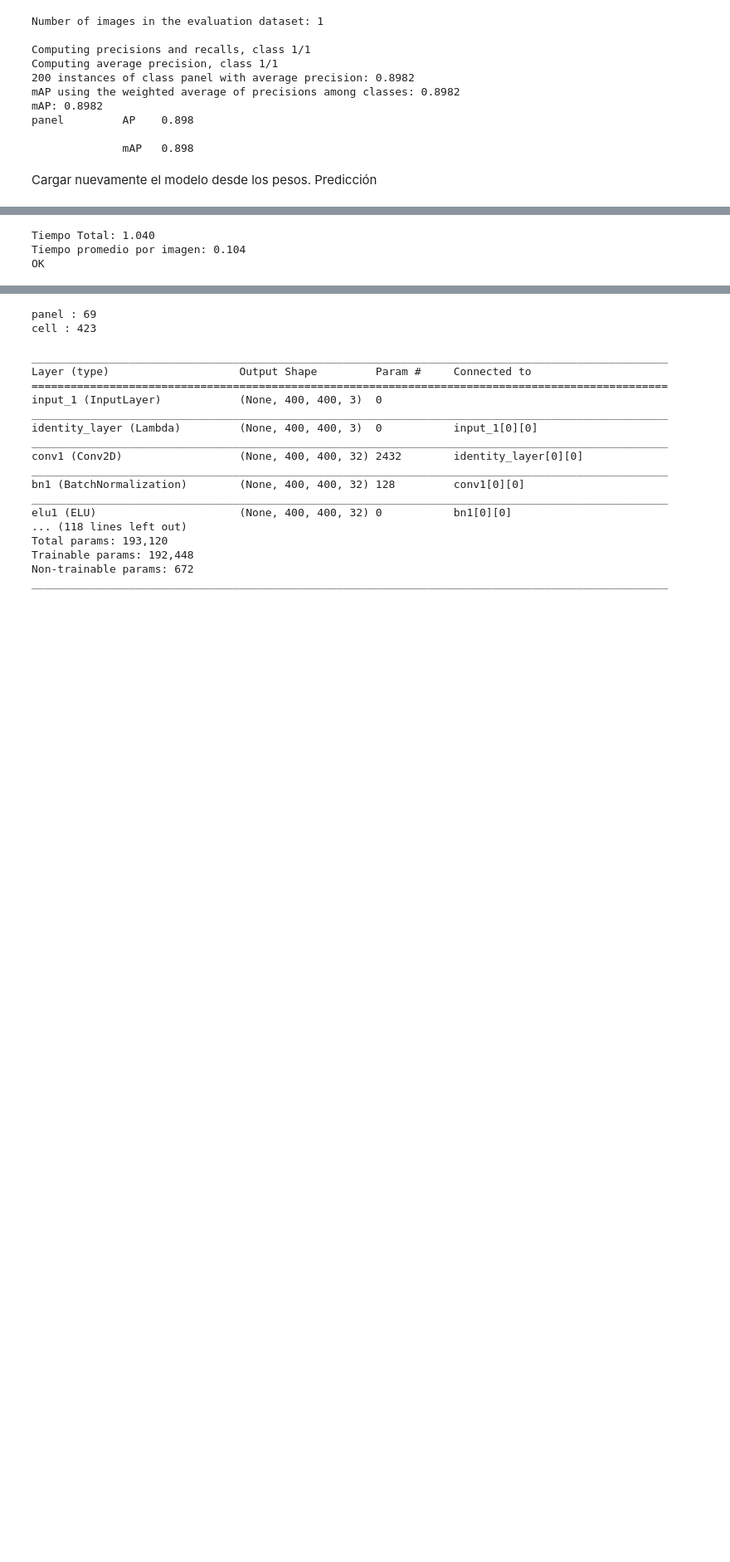
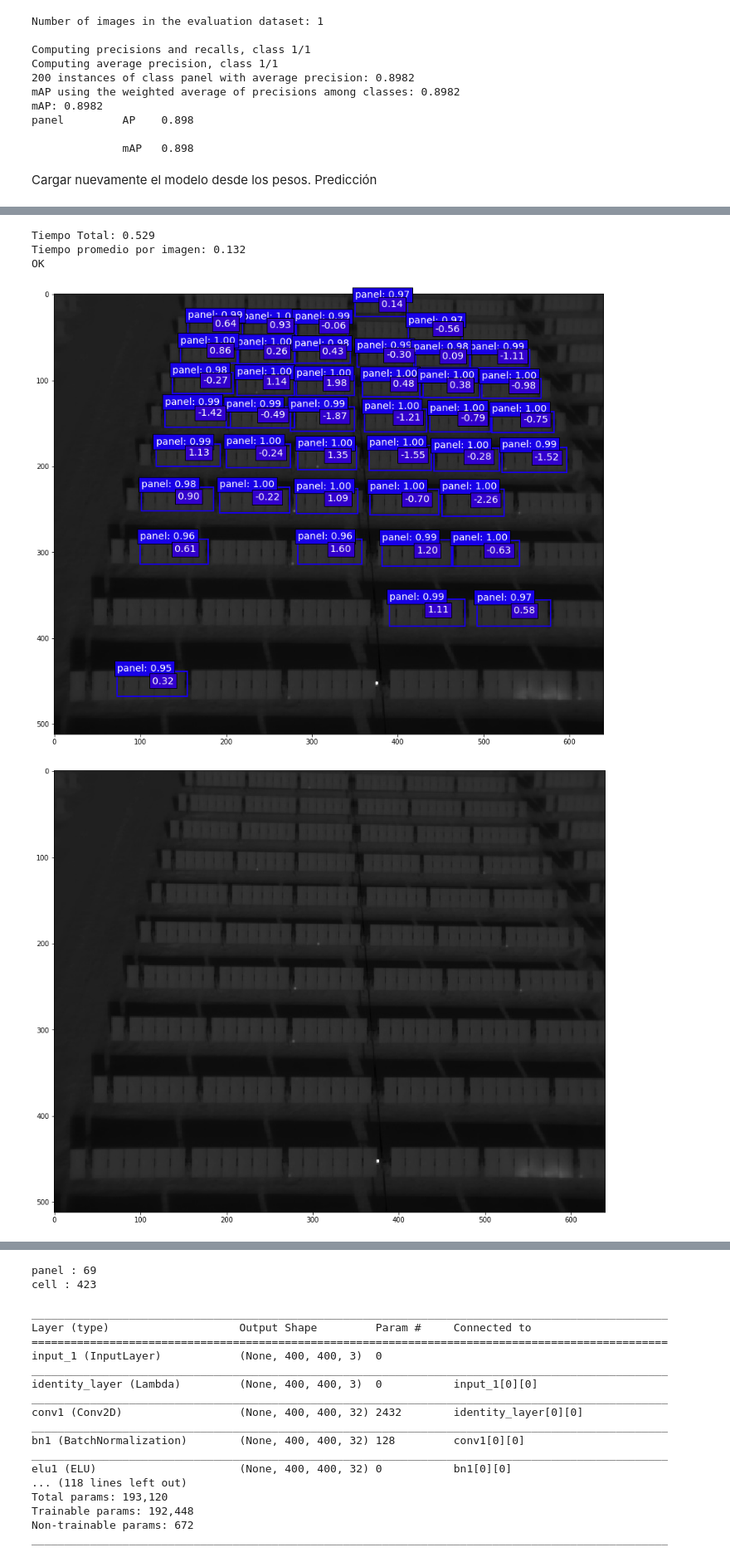
Before and after one commit to RentadroneCL/Photovoltaic_Fault_Detector, a Jupyter notebook: Result_ssd7_panel/Panel_Detector.ipynb, the cells around one changed output, grey strips where cells are left out. Shown at 83% size. Saved outputs shown, nothing was run; the diff lists cells and outputs as text; code cells hidden in the pictures; blank space fills up the shorter version.

Commit message:
Start panel disconnect

```diff
--- a/Result_ssd7_panel/Panel_Detector.ipynb
+++ b/Result_ssd7_panel/Panel_Detector.ipynb
@@ -625,7 +624,7 @@ def makedirs(path):
 
 
 config_path = 'config_7_panel.json'
-input_path = ['panel_jpg/Mision_1/', 'panel_jpg/Mision_2/']
+input_path = ['Prueba_1/']#input_path = ['../panel_jpg/Mision_1/', '../panel_jpg/Mision_2/']
 output_path = 'result_ssd7_panel/'
 
 with open(config_path) as config_buffer:
@@ -635,8 +634,8 @@ makedirs(output_path)
 ###############################
 #   Parse the annotations
 ###############################
-score_threshold = 0.5
-score_threshold_iou = 0.5
+score_threshold = 0.95
+score_threshold_iou = 0.3
 labels = config['model']['labels']
 categories = {}
 #categories = {"Razor": 1, "Gun": 2, "Knife": 3, "Shuriken": 4} #la categoría 0 es la background
@@ -667,6 +666,6 @@ model = load_model(model_path, custom_objects={'AnchorBoxes': AnchorBoxes,
 
 
 
-model.summary()
+#model.summary()
 # %% [output]
 Training on:    {'panel': 1}
@@ -699,7 +682,10 @@ image_paths = [inp_file for inp_file in image_paths if (inp_file[-4:] in ['.jpg'
 times = []
 
 
+
 for img_path in image_paths:
+
+    boxes_area_score = {}
     orig_images = [] # Store the images here.
     input_images = [] # Store resized versions of the images here.
     #print(img_path)
@@ -734,35 +720,67 @@ for img_path in image_paths:
     plt.imshow(orig_images[0],cmap = 'gray')
 
     current_axis = plt.gca()
     #print(y_pred)
-    for box in y_pred_decoded[0]:
+    for num,box in enumerate(y_pred_decoded[0]):
         # Transform the predicted bounding boxes for the 300x300 image to the original image dimensions.
 
         xmin = box[2] * orig_images[0].shape[1] / img_width
         ymin = box[3] * orig_images[0].shape[0] / img_height
         xmax = box[4] * orig_images[0].shape[1] / img_width
         ymax = box[5] * orig_images[0].shape[0] / img_height
 
         color = colors[int(box[0])]
         label = '{}: {:.2f}'.format(classes[int(box[0])], box[1])
         current_axis.add_patch(plt.Rectangle((xmin, ymin), xmax-xmin, ymax-ymin, color=color, fill=False, linewidth=2))
         current_axis.text(xmin, ymin, label, size='x-large', color='white', bbox={'facecolor':color, 'alpha':1.0})
 
+        I = orig_images[0]
+        score = np.sum(I[np.int(ymin):np.int(ymax), np.int(xmin):np.int(xmax)]) / ((ymax-ymin)*(xmax-xmin))
+
+        boxes_area_score[str(num)] = {'xmin': xmin, 'xmax': xmax, 'ymin': ymin, 'ymax': ymax, 'score' : score}
+
+
+    ### Detect panel disconnect
+    mean = np.mean([boxes_area_score[i]['score'] for i in boxes_area_score])
+    sd  = np.std([boxes_area_score[i]['score'] for i in boxes_area_score])
+    normal = ([boxes_area_score[i]['score'] for i in boxes_area_score] - mean)/sd
+
+    for key in boxes_area_score:
+        color = colors[2]
+
+        #boxes_area_score[key]['score_norm'] = (boxes_area_score[key]['score'] - mean) / sd
+        z_score = (boxes_area_score[key]['score'] - mean) / sd
+        ### Escribe el z-score
+        current_axis.text((boxes_area_score[key]['xmin'] + boxes_area_score[key]['xmax'])/2,
+                          (boxes_area_score[key]['ymin'] + boxes_area_score[key]['ymax'])/2,
+                           '%.2f' % z_score, size='x-large',
+                          color='white', bbox={'facecolor':color, 'alpha':1.0})
+        ### Escribe si es muy iluminado o no
+        #if (boxes_area_score[key]['score'] - mean) / sd < -2:
+         #   current_axis.text((boxes_area_score[key]['xmin'] + boxes_area_score[key]['xmax'])/2, (boxes_area_score[key]['ymin'] + boxes_area_score[key]['ymax'])/2, 'muy oscuro', size='x-large', color='white', bbox={'facecolor':color, 'alpha':1.0})
+        #if (boxes_area_score[key]['score'] - mean) / sd > 2:
+         #   current_axis.text((boxes_area_score[key]['xmin'] + boxes_area_score[key]['xmax'])/2, (boxes_area_score[key]['ymin'] + boxes_area_score[key]['ymax'])/2, 'muy iluminado', size='x-large', color='white', bbox={'facecolor':color, 'alpha':1.0})
+
+
     #plt.figure(figsize=(15, 15))
     #plt.axis('off')
     save_path = output_path + img_path.split('/')[-1]
-    plt.savefig(save_path)
-    plt.close()
+    #plt.savefig(save_path)
+    #plt.close()
+    plt.figure(figsize=(20,12))
+    plt.imshow(orig_images[0],cmap = 'gray')
 
 file = open(output_path + 'time.txt','w')
 
 file.write('Tiempo promedio:' + str(np.mean(times)))
 
 file.close()
 print('Tiempo Total: {:.3f}'.format(np.sum(times)))
 print('Tiempo promedio por imagen: {:.3f}'.format(np.mean(times)))
 print('OK')
 # %% [output]
-Tiempo Total: 1.040
-Tiempo promedio por imagen: 0.104
+Tiempo Total: 0.529
+Tiempo promedio por imagen: 0.132
 OK
+[figure, added]
+[figure, added]
```
Also changed, not shown: parts of 7 cells of this notebook, 3 other files.
